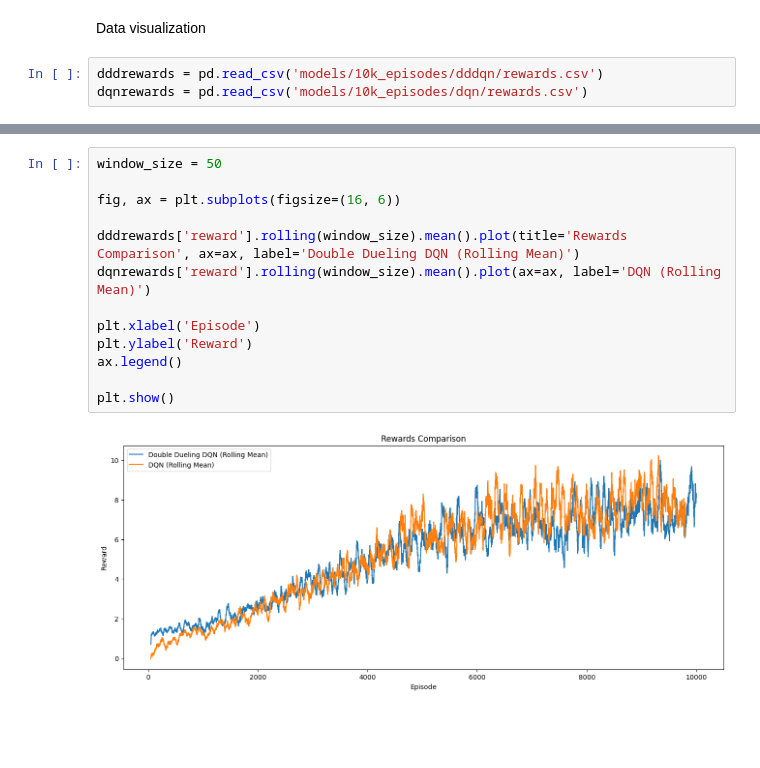
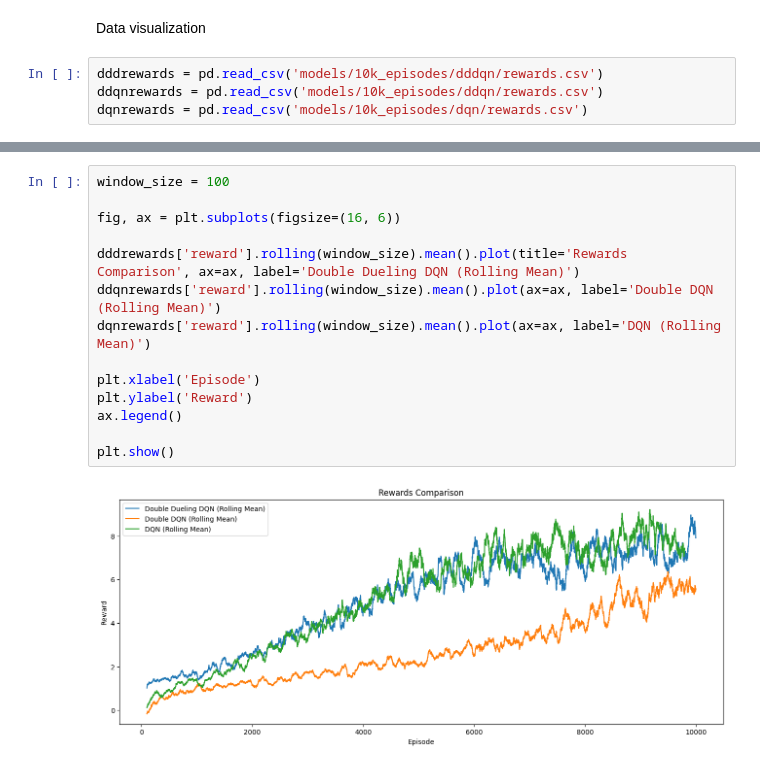
Before and after one commit to wrathchild14/snake_ai, a Jupyter notebook: rl/analysis.ipynb, the cells around one changed output, grey strips where cells are left out. Drawn from its saved outputs; the diff is of its cells as text; blank space fills up the shorter version.

```diff
--- a/rl/analysis.ipynb
+++ b/rl/analysis.ipynb
@@ -52,4 +52,5 @@ env.close()
 Data visualization
 # %%
 dddrewards = pd.read_csv('models/10k_episodes/dddqn/rewards.csv')
+ddqnrewards = pd.read_csv('models/10k_episodes/ddqn/rewards.csv')
 dqnrewards = pd.read_csv('models/10k_episodes/dqn/rewards.csv')
@@ -56,15 +68,16 @@ dqnrewards = pd.read_csv('models/10k_episodes/dqn/rewards.csv')
 # %%
-window_size = 50
+window_size = 100
 
 fig, ax = plt.subplots(figsize=(16, 6))
 
 dddrewards['reward'].rolling(window_size).mean().plot(title='Rewards Comparison', ax=ax, label='Double Dueling DQN (Rolling Mean)')
+ddqnrewards['reward'].rolling(window_size).mean().plot(ax=ax, label='Double DQN (Rolling Mean)')
 dqnrewards['reward'].rolling(window_size).mean().plot(ax=ax, label='DQN (Rolling Mean)')
 
 plt.xlabel('Episode')
 plt.ylabel('Reward')
 ax.legend()
 
 plt.show()
 # %% [output]
-[figure, old version]
+[figure, new version]
```
Also changed, not shown: parts of 1 cell of this notebook, 12 other files.
